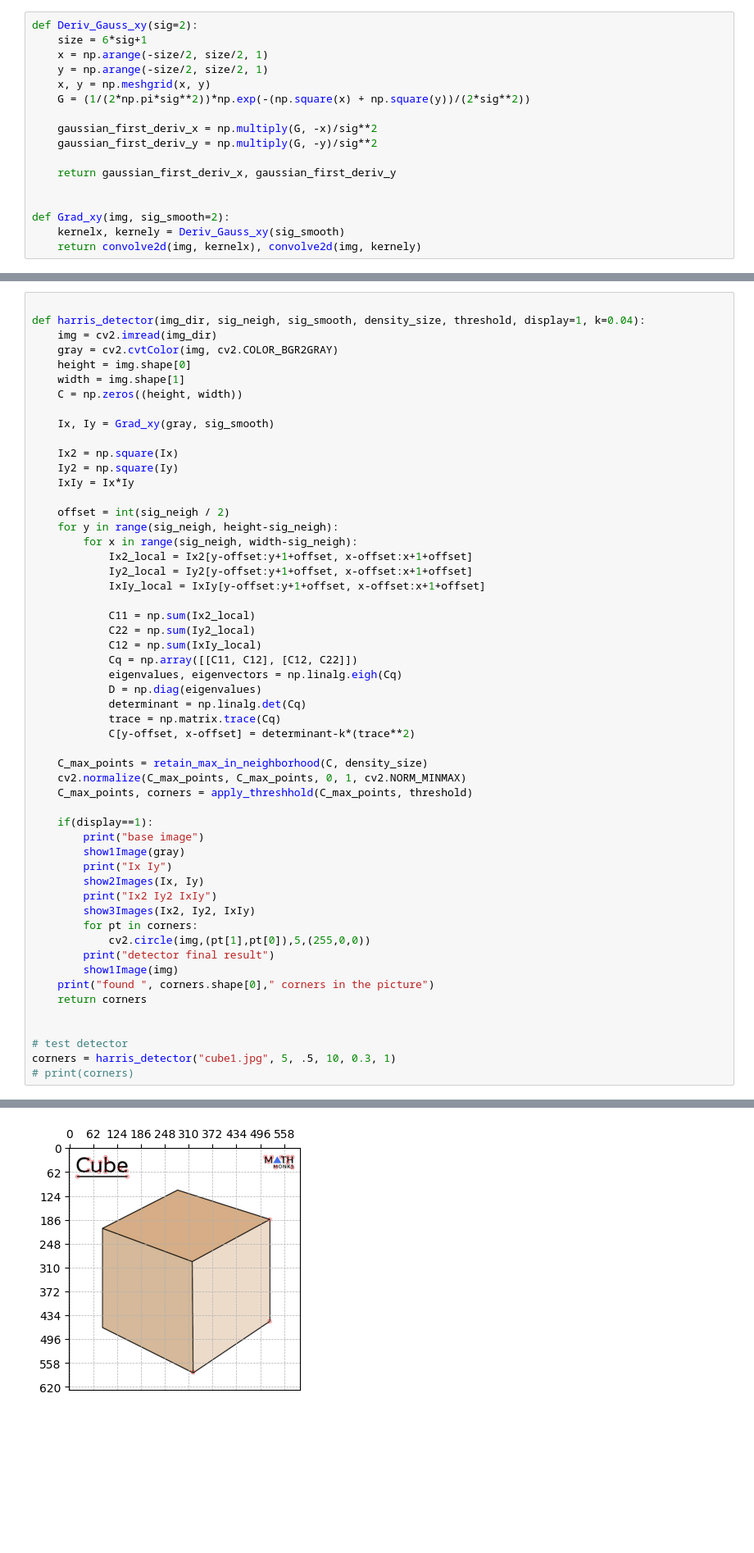
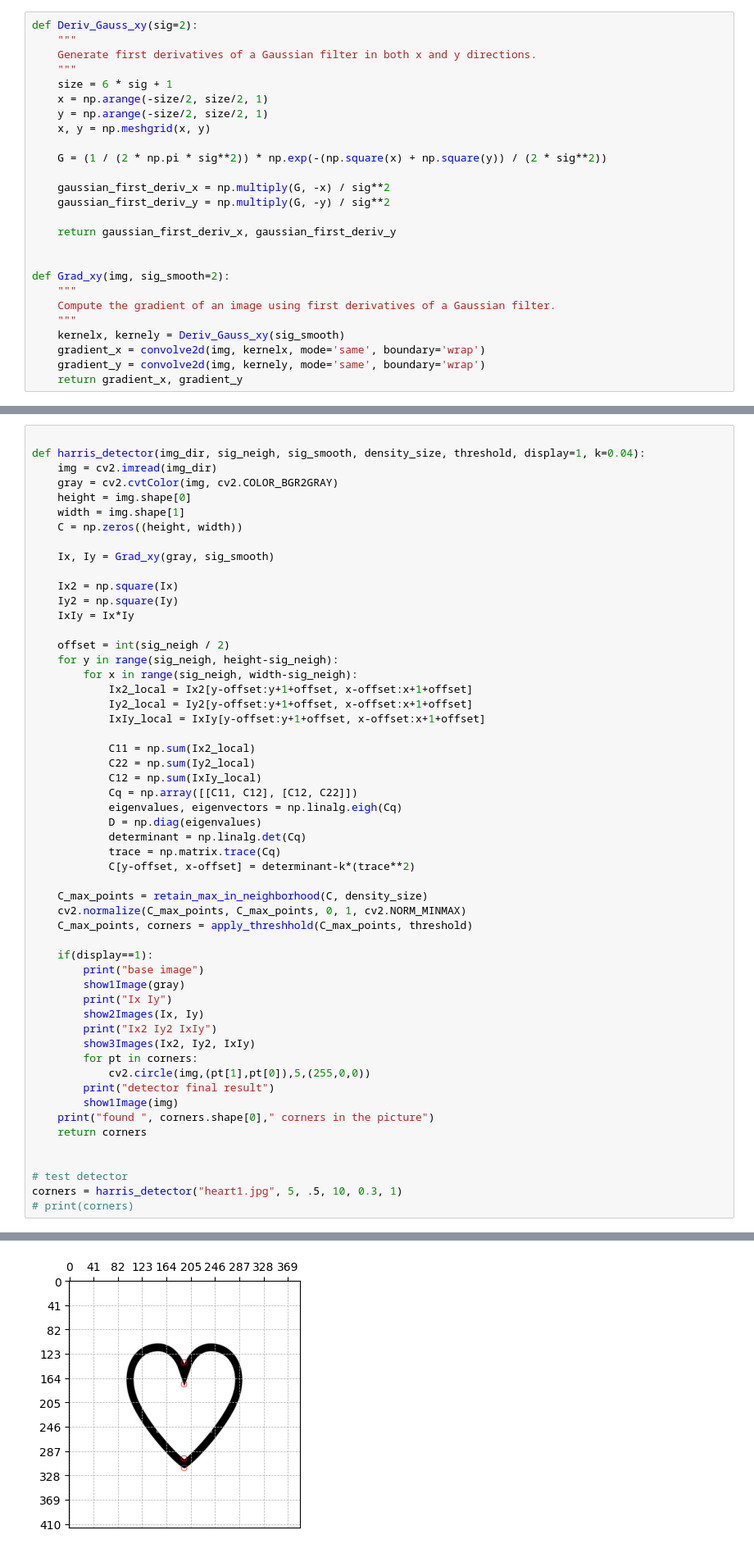
Before and after one commit to haeshed/classic-computer-vision, a Jupyter notebook: Ex1-updated/EX1-updated-1.ipynb, the cells around one changed output, grey strips where cells are left out. Shown at 82% size. Saved outputs shown, nothing was run; the diff lists cells and outputs as text; blank space fills up the shorter version.

```diff
--- a/Ex1-updated/EX1-updated-1.ipynb
+++ b/Ex1-updated/EX1-updated-1.ipynb
@@ -439,21 +411,30 @@ def plot3d(data):
     plt.show()
 # %%
 def Deriv_Gauss_xy(sig=2):
-    size = 6*sig+1
+    """
+    Generate first derivatives of a Gaussian filter in both x and y directions.
+    """
+    size = 6 * sig + 1
     x = np.arange(-size/2, size/2, 1)
     y = np.arange(-size/2, size/2, 1)
     x, y = np.meshgrid(x, y)
-    G = (1/(2*np.pi*sig**2))*np.exp(-(np.square(x) + np.square(y))/(2*sig**2))
 
-    gaussian_first_deriv_x = np.multiply(G, -x)/sig**2
-    gaussian_first_deriv_y = np.multiply(G, -y)/sig**2
+    G = (1 / (2 * np.pi * sig**2)) * np.exp(-(np.square(x) + np.square(y)) / (2 * sig**2))
+
+    gaussian_first_deriv_x = np.multiply(G, -x) / sig**2
+    gaussian_first_deriv_y = np.multiply(G, -y) / sig**2
 
     return gaussian_first_deriv_x, gaussian_first_deriv_y
 
 
 def Grad_xy(img, sig_smooth=2):
+    """
+    Compute the gradient of an image using first derivatives of a Gaussian filter.
+    """
     kernelx, kernely = Deriv_Gauss_xy(sig_smooth)
-    return convolve2d(img, kernelx), convolve2d(img, kernely)
+    gradient_x = convolve2d(img, kernelx, mode='same', boundary='wrap')
+    gradient_y = convolve2d(img, kernely, mode='same', boundary='wrap')
+    return gradient_x, gradient_y
 # %%
 def retain_max_in_neighborhood(matrix, radius):
     # Create a binary mask to define the neighborhood
@@ -527,7 +508,7 @@ def harris_detector(img_dir, sig_neigh, sig_smooth, density_size, threshold, dis
 
 
 # test detector
-corners = harris_detector("cube1.jpg", 5, .5, 10, 0.3, 1)
+corners = harris_detector("heart1.jpg", 5, .5, 10, 0.3, 1)
 # print(corners)
 # %% [output]
 base image
@@ -541,4 +522,4 @@ found  24  corners in the picture
-[figure, old version]
+[figure, new version]
 # %% [markdown]
 ## <span style="color:blue"> **B2 - Apply and explore**.
 In this part you will apply your Harris corner detector and explore its parameters
```
Also changed, not shown: parts of 5 cells of this notebook.
